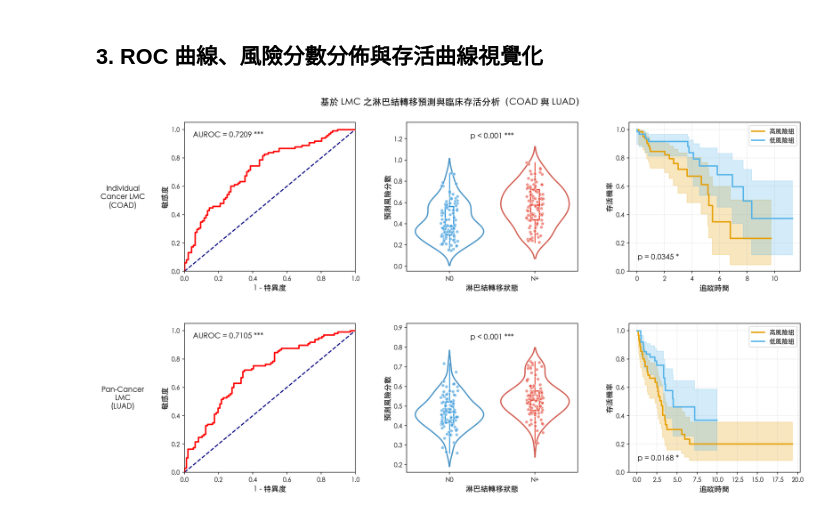
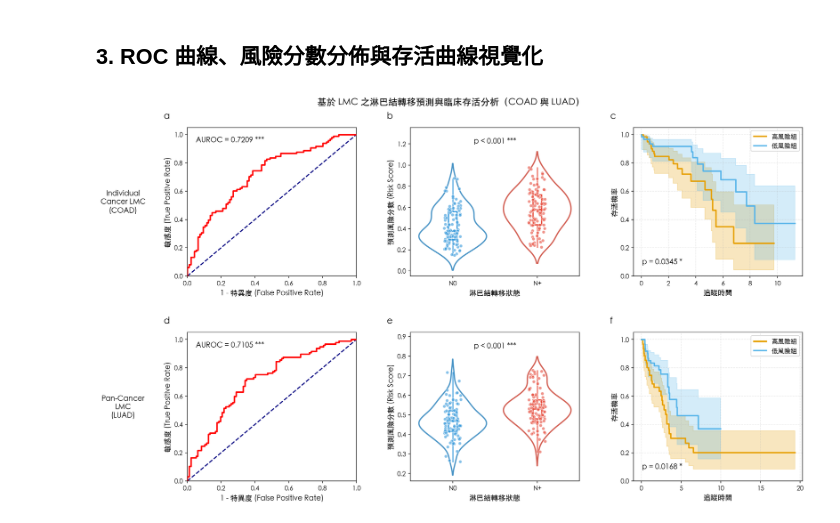
Before and after one commit to Aiorwtlky/LMC-Metastasis-Prediction, a Jupyter notebook: LMC_Metastasis_Survival_ZH.ipynb, the cells around one changed output. Drawn from its saved outputs; the diff is of its cells as text; code cells hidden in the pictures.

```diff
--- a/LMC_Metastasis_Survival_ZH.ipynb
+++ b/LMC_Metastasis_Survival_ZH.ipynb
@@ -9,8 +9,8 @@
 # %% [markdown]
 ## 1. 環境初始化與資料載入
 # %%
-# Optional: GitHub repository URL for automatic data cloning in Google Colab
-GITHUB_REPO = ""  # e.g., "https://github.com/<username>/<repo>.git"
+# GitHub repository URL for automatic data cloning in Google Colab
+GITHUB_REPO = "https://github.com/Aiorwtlky/LMC-Metastasis-Prediction.git"
 
 import sys
 import subprocess
@@ -43,18 +43,18 @@ plt.rcParams["font.serif"] = ["PingFang TC", "STHeiti", "Microsoft JhengHei", "T
 plt.rcParams["axes.unicode_minus"] = False
 
 def resolve_data_dir():
-    for p in [Path("./data"), Path("./LMC_Metastasis_Prediction/data"), Path("./repo_data/data")]:
+    for p in [Path("./data"), Path("./LMC-Metastasis-Prediction/data"), Path("./LMC_Metastasis_Prediction/data"), Path("./repo_data/data")]:
         if (p / "sample_list.tsv").exists():
-            return p.resolve()
+            return p
 
     if GITHUB_REPO.strip():
         repo_dst = Path("./repo_data")
         if not repo_dst.exists():
-            print(f"Cloning repository data from {GITHUB_REPO} ...")
+            print("Cloning repository data ...")
             subprocess.check_call(["git", "clone", "--depth", "1", GITHUB_REPO.strip(), str(repo_dst)])
         for p in [repo_dst / "data", repo_dst / "LMC_Metastasis_Prediction/data"]:
             if (p / "sample_list.tsv").exists():
-                return p.resolve()
+                return p
 
     if "google.colab" in sys.modules:
         from google.colab import files
@@ -65,12 +65,12 @@ def resolve_data_dir():
                 with zipfile.ZipFile(fname, "r") as z:
                     z.extractall(".")
         if (Path("./data") / "sample_list.tsv").exists():
-            return Path("./data").resolve()
+            return Path("./data")
 
     raise FileNotFoundError(
-        "Dataset directory './data' not found. Run inside the repository directory, set GITHUB_REPO, or upload lmc_prediction_data.zip in Colab."
+        "Dataset directory './data' not found. Run inside the repository directory or set GITHUB_REPO."
     )
 
 DATA_DIR = resolve_data_dir()
-print(f"Data directory ready: {DATA_DIR}")
+print(f"Data directory ready: {DATA_DIR.as_posix()}")
 # %% [output]
@@ -189,26 +218,30 @@ pd.DataFrame([
 # %% [markdown]
 ## 3. ROC 曲線、風險分數分佈與存活曲線視覺化
 # %%
-fig, axs = plt.subplots(2, 3, figsize=(16.0, 9.2), dpi=160)
-plt.subplots_adjust(hspace=0.35, wspace=0.30, top=0.92, bottom=0.08, left=0.13, right=0.98)
+fig, axs = plt.subplots(2, 3, figsize=(16.0, 9.4), dpi=160)
+plt.subplots_adjust(hspace=0.38, wspace=0.32, top=0.90, bottom=0.08, left=0.14, right=0.98)
+
+panel_letters = [["a", "b", "c"], ["d", "e", "f"]]
 
 for row_idx, res in enumerate([res_coad, res_luad]):
     merged = res["merged"]
     lbl_text = res["model_label"].replace(" ", "\n", 1) + f"\n({res['cancer']})"
-    axs[row_idx, 0].text(-0.36, 0.50, lbl_text,
+    axs[row_idx, 0].text(-0.38, 0.50, lbl_text,
                          transform=axs[row_idx, 0].transAxes, fontsize=11.5, fontweight="bold", ha="center", va="center")
 
     # ROC Curve
     ax = axs[row_idx, 0]
+    ax.text(-0.14, 1.05, panel_letters[row_idx][0], transform=ax.transAxes, fontsize=14, fontweight="bold", va="bottom", ha="left")
     ax.plot(res["fpr"], res["tpr"], color="red", lw=2.3, zorder=3)
     ax.plot([0, 1], [0, 1], color="navy", lw=1.7, linestyle="--", zorder=2)
     ax.set_xlim([0, 1]); ax.set_ylim([0, 1.05])
-    ax.set_xlabel("1 - 特異度", fontsize=12, fontweight="bold")
-    ax.set_ylabel("敏感度", fontsize=12, fontweight="bold")
-    ax.text(0.05, 0.90, f"AUROC = {res['auroc']:.4f}{get_stars(res['mw_p'])}", transform=ax.transAxes, fontsize=12, fontweight="bold")
+    ax.set_xlabel("1 - 特異度 (False Positive Rate)", fontsize=11.5, fontweight="bold")
+    ax.set_ylabel("敏感度 (True Positive Rate)", fontsize=11.5, fontweight="bold")
+    ax.text(0.05, 0.90, f"AUROC = {res['auroc']:.4f}{get_stars(res['mw_p'])}", transform=ax.transAxes, fontsize=11.5, fontweight="bold")
 
     # Binary Risk Score Violin Plot
     ax = axs[row_idx, 1]
+    ax.text(-0.14, 1.05, panel_letters[row_idx][1], transform=ax.transAxes, fontsize=14, fontweight="bold", va="bottom", ha="left")
     palette = {"N0": "#3498db", "N+": "#e74c3c"}
     sns.violinplot(x="group", y="Risk_Score", data=merged, inner=None, palette=palette, order=["N0", "N+"], hue="group", legend=False, ax=ax)
     for v in ax.collections:
@@ -216,38 +249,39 @@ for row_idx, res in enumerate([res_coad, res_luad]):
         if len(orig) > 0:
             v.set_edgecolor(orig[0])
         v.set_facecolor("none"); v.set_linewidth(2.0)
     for j, grp in enumerate(["N0", "N+"]):
         sc = merged[merged["group"] == grp]["Risk_Score"].dropna()
         q1, med, q3 = np.percentile(sc, [25, 50, 75])
         ax.plot([j, j], [np.min(sc), q1], color=palette[grp], lw=1.5)
         ax.plot([j, j], [q3, np.max(sc)], color=palette[grp], lw=1.5)
         ax.add_patch(patches.Rectangle((j - 0.05, q1), 0.10, q3 - q1, facecolor="white", edgecolor=palette[grp], lw=2.0, zorder=3))
         ax.plot([j - 0.05, j + 0.05], [med, med], color=palette[grp], lw=2.8, zorder=4)
     np.random.seed(42)
     sns.stripplot(x="group", y="Risk_Score", data=merged, size=5, jitter=True, palette=palette, edgecolor="white", linewidth=0.8,
                   order=["N0", "N+"], hue="group", legend=False, alpha=0.6, zorder=5, ax=ax)
     ymin, ymax = ax.get_ylim(); ax.set_ylim([ymin, ymax + 0.14 * (ymax - ymin)])
-    ax.set_xlabel("淋巴結轉移狀態", fontsize=12, fontweight="bold")
-    ax.set_ylabel("預測風險分數", fontsize=12, fontweight="bold")
+    ax.set_xlabel("淋巴結轉移狀態", fontsize=11.5, fontweight="bold")
+    ax.set_ylabel("預測風險分數 (Risk Score)", fontsize=11.5, fontweight="bold")
     ax.text(0.50, 0.91, "p < 0.001 ***" if res["mw_p"] < 0.001 else f"p = {res['mw_p']:.4f}", transform=ax.transAxes,
-            fontsize=12, fontweight="bold", ha="center", va="center")
+            fontsize=11.5, fontweight="bold", ha="center", va="center")
 
     # Kaplan-Meier Extreme Tertile (Top vs. Bottom 33%)
     ax = axs[row_idx, 2]
+    ax.text(-0.14, 1.05, panel_letters[row_idx][2], transform=ax.transAxes, fontsize=14, fontweight="bold", va="bottom", ha="left")
     T, E = merged["time"], merged["event_observed"]
     q67, q33 = merged["Risk_Score"].quantile(0.67), merged["Risk_Score"].quantile(0.33)
     kmf_h, kmf_l = KaplanMeierFitter(), KaplanMeierFitter()
     kmf_h.fit(T[merged["Risk_Score"] > q67], event_observed=E[merged["Risk_Score"] > q67], label="高風險組")
     kmf_h.plot_survival_function(ax=ax, color="#E69F00", ci_show=True, lw=2.2)
     kmf_l.fit(T[merged["Risk_Score"] < q33], event_observed=E[merged["Risk_Score"] < q33], label="低風險組")
     kmf_l.plot_survival_function(ax=ax, color="#56B4E9", ci_show=True, lw=2.2)
     ax.set_ylim([0, 1.05]); ax.grid(True, alpha=0.3, linestyle="--")
-    ax.set_xlabel("追蹤時間", fontsize=12, fontweight="bold")
-    ax.set_ylabel("存活機率", fontsize=12, fontweight="bold")
+    ax.set_xlabel("追蹤時間", fontsize=11.5, fontweight="bold")
+    ax.set_ylabel("存活機率", fontsize=11.5, fontweight="bold")
     ax.legend(loc="upper right", fontsize=10, frameon=True, facecolor="white")
-    ax.text(0.05, 0.08, f"p = {res['km33_p']:.4f}{get_stars(res['km33_p'])}", transform=ax.transAxes, fontsize=12, fontweight="bold")
+    ax.text(0.05, 0.08, f"p = {res['km33_p']:.4f}{get_stars(res['km33_p'])}", transform=ax.transAxes, fontsize=11.5, fontweight="bold")
 
-fig.suptitle("基於 LMC 之淋巴結轉移預測與臨床存活分析（COAD 與 LUAD）", fontsize=14.5, fontweight="bold", y=0.98)
+fig.suptitle("基於 LMC 之淋巴結轉移預測與臨床存活分析（COAD 與 LUAD）", fontsize=14.5, fontweight="bold", y=0.97)
 plt.show()
 # %% [output]
-[figure, old version]
+[figure, new version]
```
Also changed, not shown: parts of 2 cells of this notebook, 4 other files.
